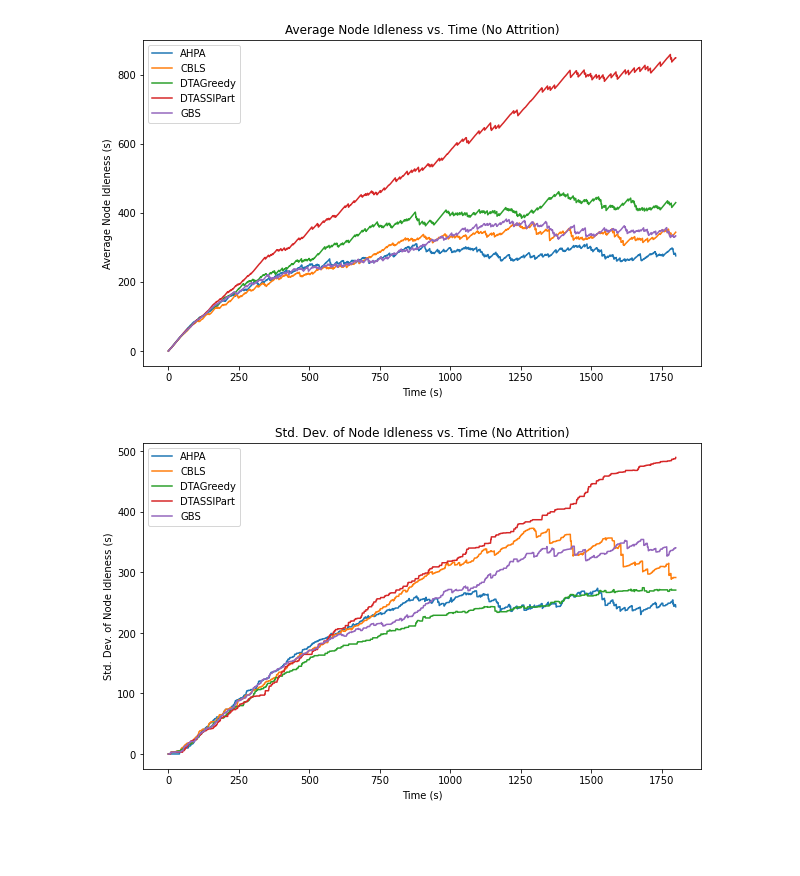
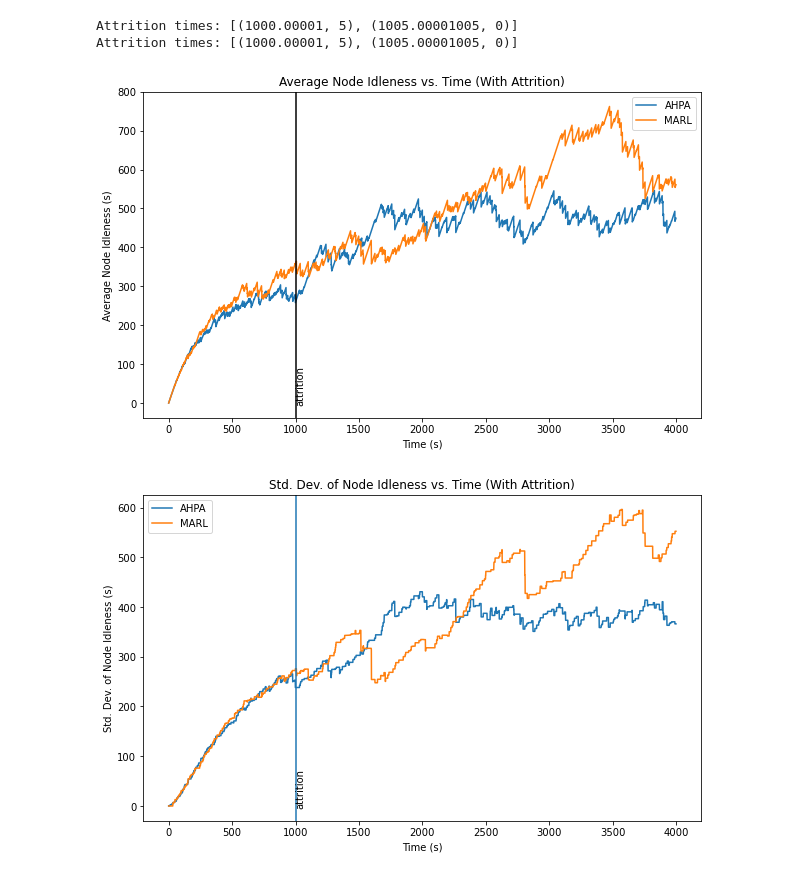
Before and after one commit to NU-IDEAS-Lab/patrolling_sim, a Jupyter notebook: src/patrol_algorithms_cdc2023/data-analysis.ipynb, the cells around one changed output. Saved outputs shown, nothing was run; the diff lists cells and outputs as text; code cells hidden in the pictures; blank space fills up the shorter version.

Commit message:
Updated data-analysis script.

```diff
--- a/src/patrol_algorithms_cdc2023/data-analysis.ipynb
+++ b/src/patrol_algorithms_cdc2023/data-analysis.ipynb
@@ -3,10 +3,11 @@ import numpy as np
 import zarr
 import matplotlib.pyplot as plt
 
-RUNTIME = 1800 #seconds
+RUNTIME = 4000 #seconds
 # root = zarr.open("/mnt/c/Users/Anthony/Desktop/test.zarr", mode="r")
 # test = zarr.open("../../results_GOOD.zarr", mode="r")
 # test = zarr.open("/mnt/c/Users/Anthony/Desktop/results_attrition1.zarr", mode="r")
+# test = zarr.open("/home/anthony/idev/aamas2024_results/test.zarr", mode="r")
 # test.tree()
 # print([i/1.0e9 for i in test["cumberland_6"]["AHPA"]["run_1"]["attrition_times"]])
 # %%
@@ -21,7 +22,7 @@ def analyzeRun(run: zarr.hierarchy):
     # print(data.shape)
     # print(data[np.where(data[:,2] == 5)])
 
-    # print(f"Attrition times: {[(i/1.0e9, j) for i,j in run['attrition_times']]}")
+    print(f"Attrition times: {[(i/1.0e9, j) for i,j in run['attrition_times']]}")
 
     idleness = np.ndarray((RUNTIME + 1, numNodes + 1))
     idleness[:,0] = range(RUNTIME + 1)
@@ -55,7 +56,11 @@ def analyzeAlg(alg):
     messages = np.ndarray((RUNTIME + 1, 1))
     messages[:,0] = range(RUNTIME + 1)
     for run in alg:
-        idl, msgs = analyzeRun(alg[run])
+        try:
+            idl, msgs = analyzeRun(alg[run])
+        except KeyError as e:
+            print(f"A run named {run} for algorithm {alg.name} has invalid data!")
+            continue
         # displayAverageIdleness([idl], ["idleness"], title=f"{alg.name}/{run}", attrition=bool(alg[run]["attrition_times"].size > 0))
         idleness = np.concatenate([idleness, idl[:,1:]], axis=1)
         messages = np.concatenate([messages, msgs], axis=1)
@@ -68,11 +73,7 @@ def analyzeFile(filePath, attritionTimes=[]):
     results = []
     msgResults = []
     for algName in root[mapName]:
-        try:
-            idleness, messages = analyzeAlg(root[mapName][algName])
-        except KeyError as e:
-            print(f"A run for algorithm {algName} has invalid data!")
-            raise
+        idleness, messages = analyzeAlg(root[mapName][algName])
         results.append(idleness)
         msgResults.append(messages)
         labels.append(algName)
@@ -139,14 +140,23 @@ def displayMessages(inputs, labels, attritionTimes=[],
 # %%
 #attrition times 1: 300, 1300
 #attrition times 2:
 #attrition times 3: 1150
 
 # analyzeFile("/mnt/c/Users/Anthony/Desktop/results_noattrit1.zarr")
 # analyzeFile("/mnt/c/Users/Anthony/Desktop/results_noattrit2.zarr")
-analyzeFile("/mnt/c/Users/Anthony/Desktop/results_noattrit3.zarr") # USE IN PAPER
-analyzeFile("/mnt/c/Users/Anthony/Desktop/results_attrition1.zarr", attritionTimes=[300, 1300]) # USE IN PAPER
+# analyzeFile("/mnt/c/Users/Anthony/Desktop/results_noattrit3.zarr") # USE IN PAPER
+# analyzeFile("/mnt/c/Users/Anthony/Desktop/results_attrition1.zarr", attritionTimes=[300, 1300]) # USE IN PAPER
 # analyzeFile("/mnt/c/Users/Anthony/Desktop/results_attrition2.zarr", attritionTimes=[1150])
 # analyzeFile("/mnt/c/Users/Anthony/Desktop/results_attrition3.zarr", attritionTimes=[1150])
+
+# analyzeFile("/home/anthony/papers/aamas2024/sim_results/test.zarr", attritionTimes=[300, 1100])
+# analyzeFile("/home/anthony/papers/aamas2024/sim_results/test_noattrit.zarr", attritionTimes=[])
+# analyzeFile("/home/anthony/papers/aamas2024/sim_results/test1_try3.zarr", attritionTimes=[1000])
+# analyzeFile("/home/anthony/papers/aamas2024/sim_results/test2_try1.zarr", attritionTimes=[1000])
+analyzeFile("/home/anthony/papers/aamas2024/sim_results/test2_try2.zarr", attritionTimes=[1000])
+# analyzeFile("/home/anthony/papers/aamas2024/sim_results/test_bitmap.zarr", attritionTimes=[300, 1100])
 # %% [output]
+Attrition times: [(1000.00001, 5), (1005.00001005, 0)]
+Attrition times: [(1000.00001, 5), (1005.00001005, 0)]
-[figure, old version]
+[figure, new version]
-[figure, old version]
+[figure, new version]
```
Also changed, not shown: parts of 1 cell of this notebook.
